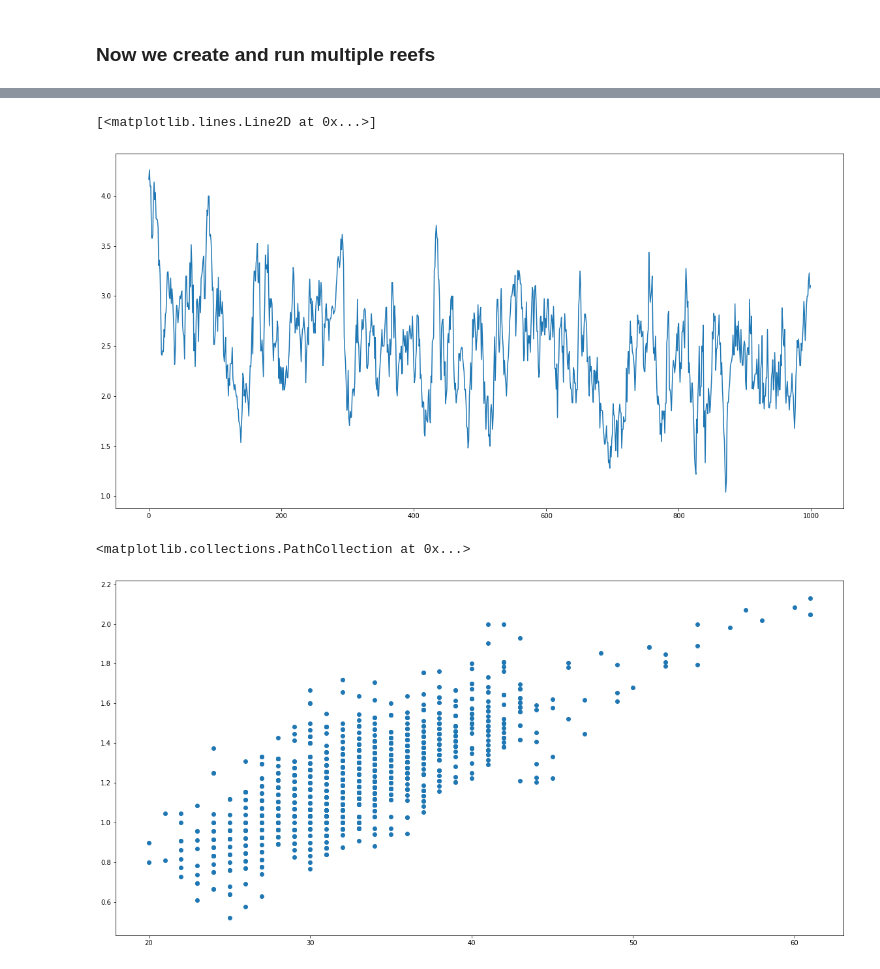
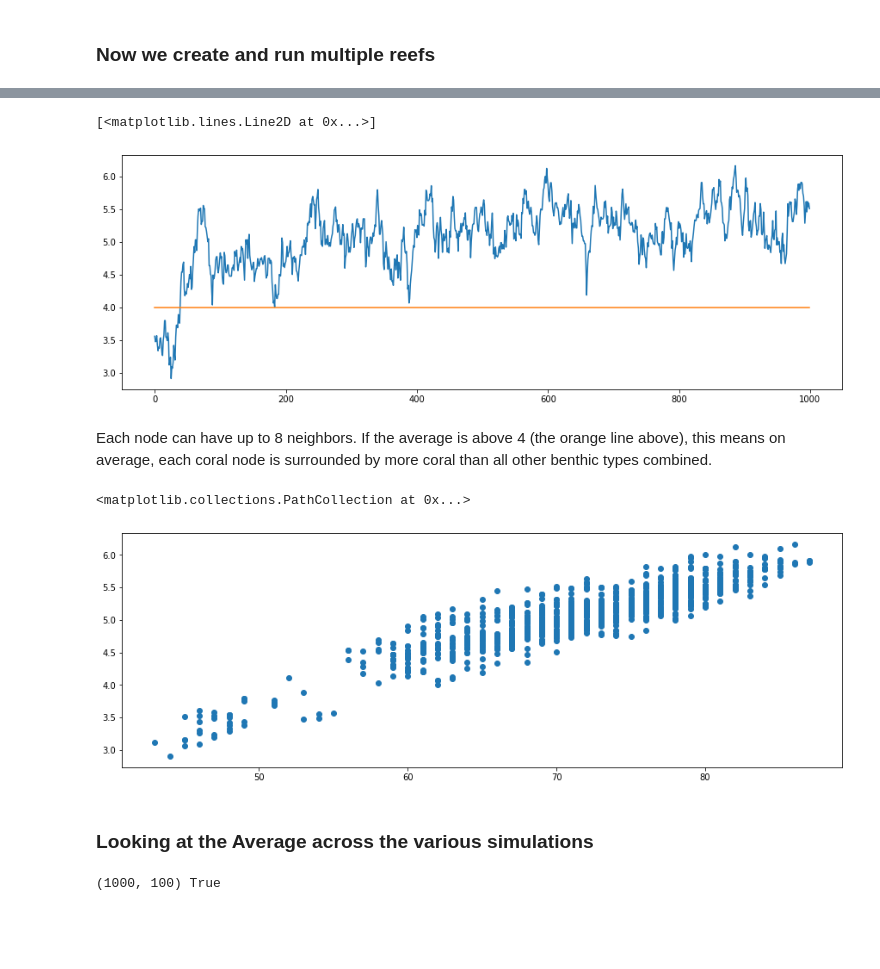
Before and after one commit to rneuhausler/coralModel-analyses, a Jupyter notebook: scripts/coralModelTracking.ipynb, the cells around one changed output, grey strips where cells are left out. Drawn from its saved outputs; the diff is of its cells as text; code cells hidden in the pictures; blank space fills up the shorter version.

Commit message:
added and ran ideal neighborhood initial condition

```diff
--- a/scripts/coralModelTracking.ipynb
+++ b/scripts/coralModelTracking.ipynb
@@ -18,7 +19,7 @@ from mpl_toolkits.axes_grid1.inset_locator import InsetPosition
 ### Next, we set out model parameters
 # %%
 ## Simulations and Number of runs
-NumberOfSimulations = 2
+NumberOfSimulations = 100
 dt=.1
 tf=100
 
@@ -26,17 +27,15 @@ tf=100
 rows, columns = 10, 10
 
 ## Inital Coral/Algae Percentages
-
 coralPercent = .5
 algaePercent = .25
 
 ## Parameters
-
 r=1.0
-d=.4 # vs .4 death rate (.2)
+d=.4 #.2
 a=.2
 g=.9
-y=.75 # vs. .75 (.9)
+y=.75 #.9
 
 threshold = 1.45 #extent of neighborhood recognition
 
@@ -89,20 +92,25 @@ plt.plot(x,coralCount)
 # %%
 example = Pacific.simulation[1].coralNeighborCount
 x = list(example.keys())
-y = np.array(list(example.values()))/np.array(coralCount) ## taking the average of the neighborhood count
+CN = np.array(list(example.values()))/np.array(coralCount) ## taking the average of the neighborhood count
 
-plt.figure(figsize=(20, 10))
-plt.plot(x,y)
+plt.figure(figsize=(15, 5))
+plt.plot(x,CN)
+plt.plot(x,np.repeat(4, NumberOfTimesteps))
 # %% [output]
 [<matplotlib.lines.Line2D at 0x...>]
-[figure, old version]
+[figure, new version]
+# %% [markdown]
+Each node can have up to 8 neighbors. If the average is above 4 (the orange line above), this means on average, each coral node is surrounded by more coral than all other benthic types combined.
 # %%
 example = Pacific.simulation[1].coralNeighborCount
 x = coralCount
-y = np.array(list(example.values()))/np.array(coralCount)/2
+y = CN
 
-plt.figure(figsize=(20, 10))
+plt.figure(figsize=(15, 5))
 plt.scatter(x,y)
 # %% [output]
 <matplotlib.collections.PathCollection at 0x...>
-[figure, old version]
+[figure, new version]
+# %% [markdown]
+### Looking at the Average across the various simulations
@@ -108,0 +128,6 @@ plt.scatter(x,y)
+# %%
+## Checking output shape
+expected = (NumberOfTimesteps,NumberOfSimulations)
+print(expected, expected == multsimCoralCounts.shape == multsimNeighborCounts.shape)
+# %% [output]
+(1000, 100) True
```
Also changed, not shown: parts of 21 cells of this notebook, 2 other files.
